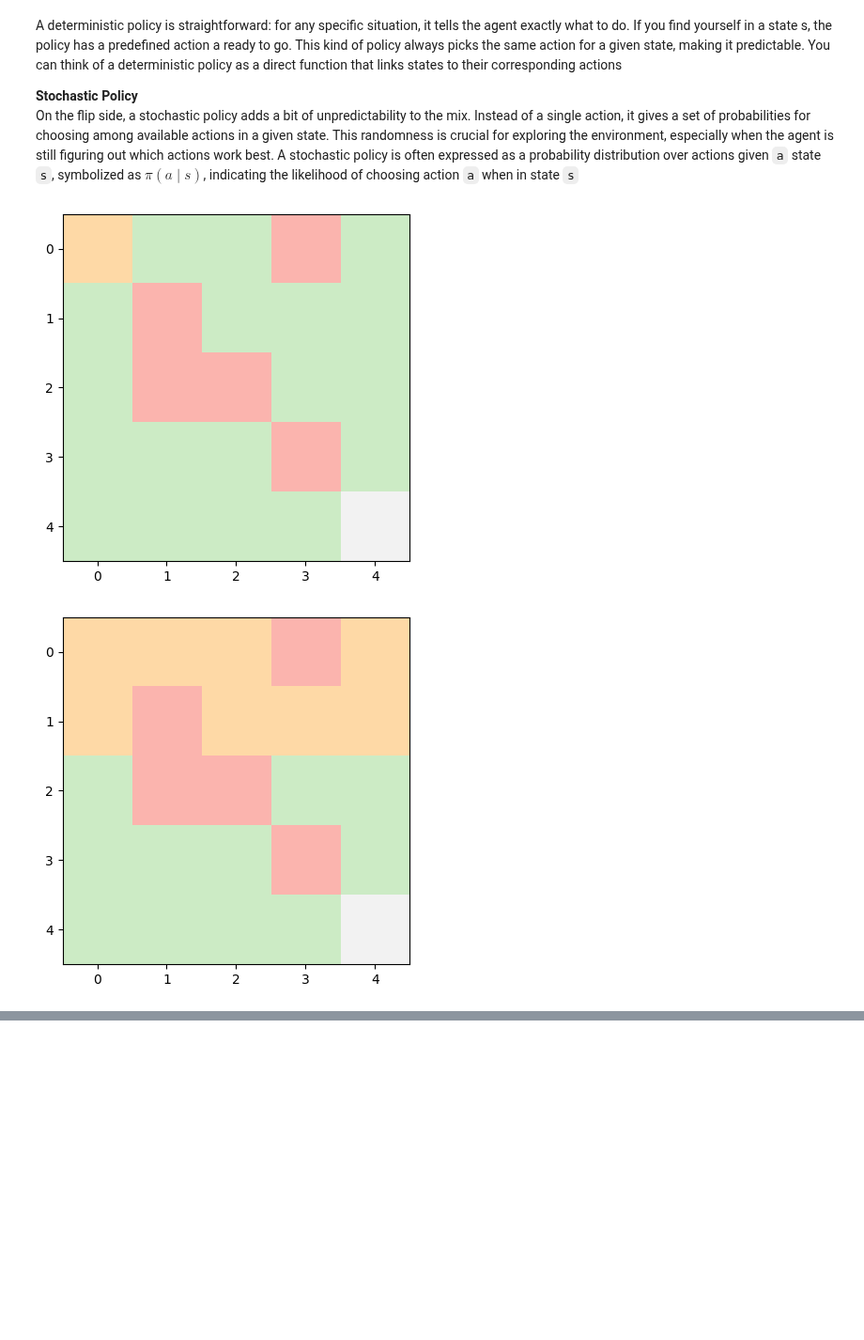
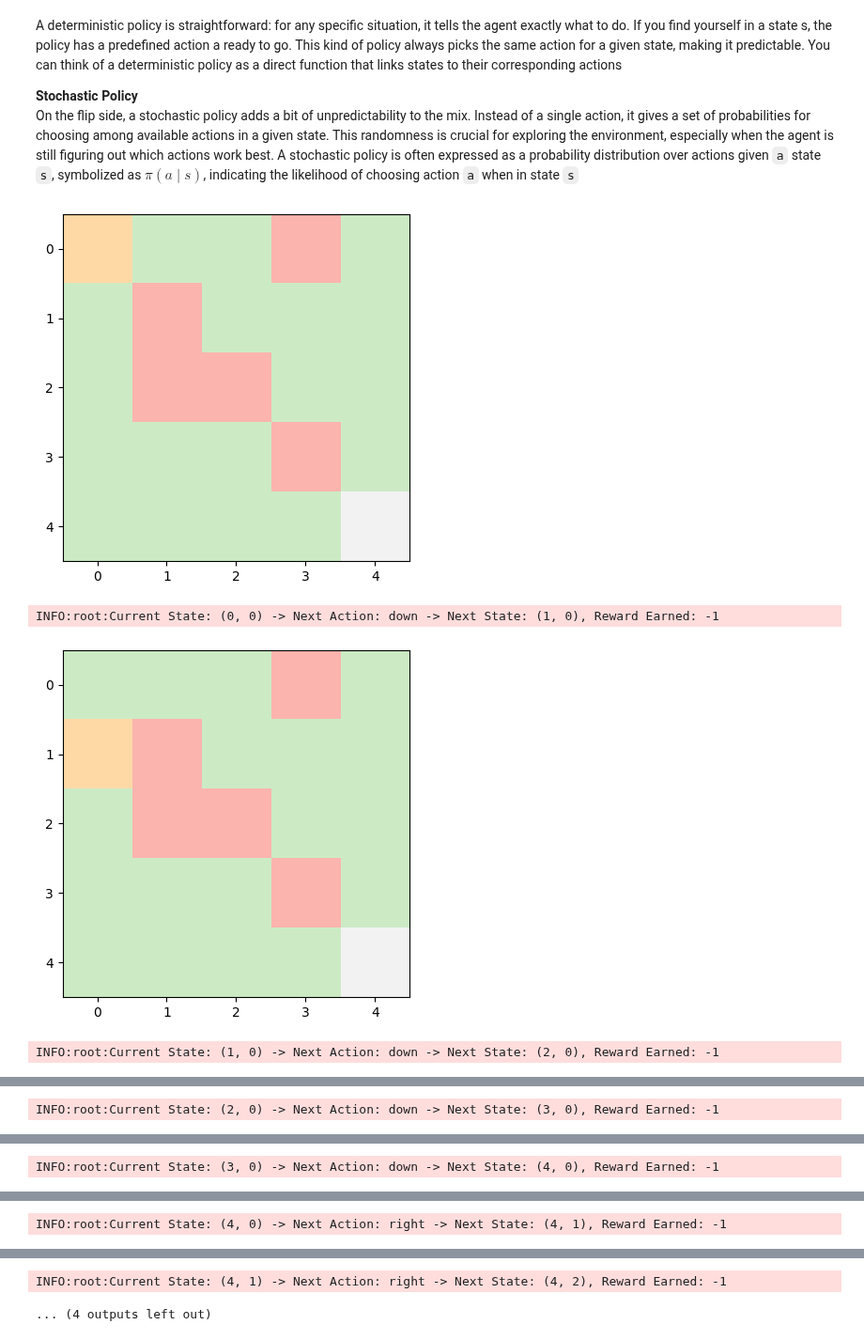
Before and after one commit to N0-man/MIT-MachineLearning-MicroMasters, a Jupyter notebook: Unit05/Reinforcement_Learning.ipynb, the cells around one changed output, grey strips where cells are left out. Shown at 94% size. Saved outputs shown, nothing was run; the diff lists cells and outputs as text; code cells hidden in the pictures; blank space fills up the shorter version.

```diff
--- a/Unit05/Reinforcement_Learning.ipynb
+++ b/Unit05/Reinforcement_Learning.ipynb
@@ -97,7 +97,10 @@ def policy(environment: TinyBoxWorld):
 
 # Returns a new state after taking action
 def take_action(action: str, actions_map: dict, current_state: tuple):
-    return current_state + actions_map[action]
+    return tuple(current_state + actions_map[action])
+
+def calculate_reward(next_state: tuple, goal: tuple):
+    return 100 if (next_state == goal) else -1
 # %%
 def renderTinyWorld(environment: TinyBoxWorld):
     grid = np.zeros((environment.height, environment.width))
@@ -111,20 +114,26 @@ def renderTinyWorld(environment: TinyBoxWorld):
 # %%
 environment = TinyBoxWorld(
     width = 5,
     height = 5,
     start = (0,0),
     goal = (4,4),
     current_state = (0,0),
     obstacles = [(0, 3), (1, 1), (2, 2), (2, 1), (3, 3)],
     actions_map = {'up': np.array([-1, 0]), 'down': np.array([1, 0]), 'left': np.array([0, -1]), 'right': np.array([0, 1])}
 )
 
-renderTinyWorld(environment)
+while (environment.current_state != environment.goal):
+    renderTinyWorld(environment)
 
-action = policy(environment)
-environment.current_state = take_action(action, environment.actions_map, environment.current_state)
+    action = policy(environment)
+    next_state = take_action(action, environment.actions_map, environment.current_state)
+    reward = calculate_reward(next_state, environment.goal)
+    logging.info(f"Current State: {environment.current_state} -> Next Action: {action} -> Next State: {next_state}, Reward Earned: {reward}")
+    environment.current_state = next_state
 
-renderTinyWorld(environment)
+logging.info(f"Goal Reached!!!")
 # %% [output]
 [figure]
+INFO:root:Current State: (0, 0) -> Next Action: down -> Next State: (1, 0), Reward Earned: -1
-[figure, old version]
+[figure, new version]
+INFO:root:Current State: (1, 0) -> Next Action: down -> Next State: (2, 0), Reward Earned: -1
@@ -130,0 +141 @@ renderTinyWorld(environment)
+INFO:root:Current State: (2, 0) -> Next Action: down -> Next State: (3, 0), Reward Earned: -1
@@ -130,0 +143 @@ renderTinyWorld(environment)
+INFO:root:Current State: (3, 0) -> Next Action: down -> Next State: (4, 0), Reward Earned: -1
@@ -130,0 +145 @@ renderTinyWorld(environment)
+INFO:root:Current State: (4, 0) -> Next Action: right -> Next State: (4, 1), Reward Earned: -1
@@ -130,0 +147,2 @@ renderTinyWorld(environment)
+INFO:root:Current State: (4, 1) -> Next Action: right -> Next State: (4, 2), Reward Earned: -1
+... (4 outputs left out)
```
Also changed, not shown: parts of 2 cells of this notebook, 6 other files.
